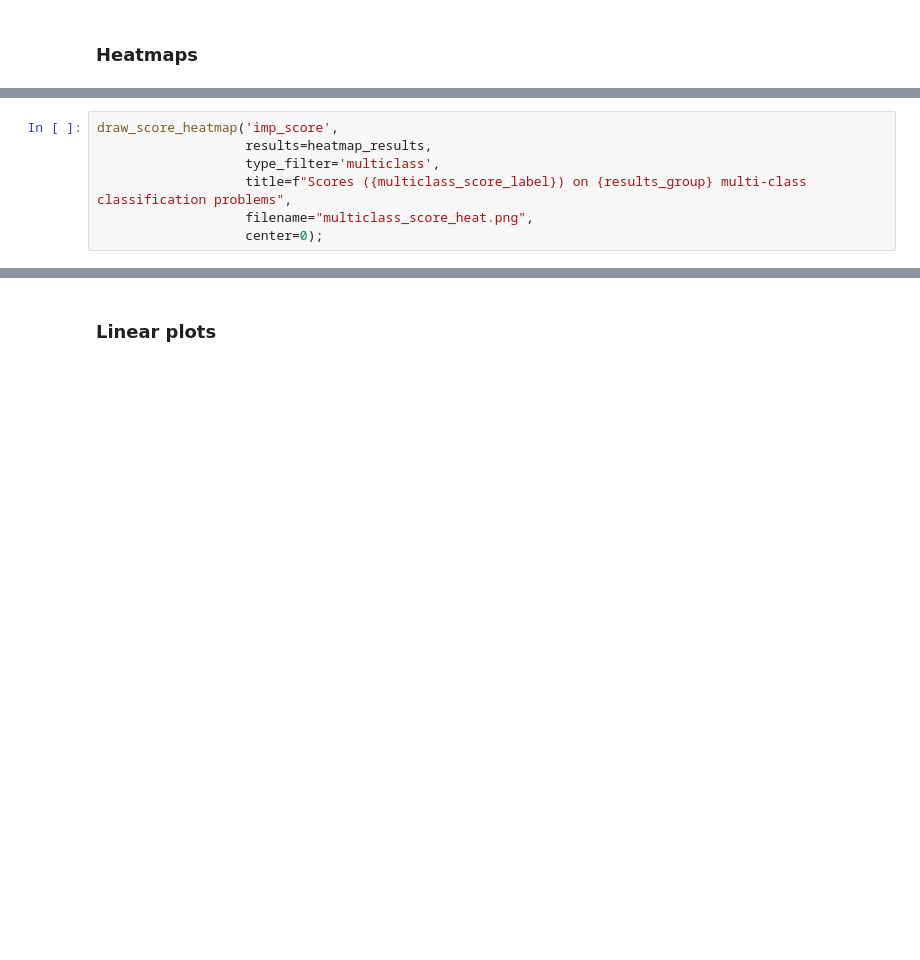
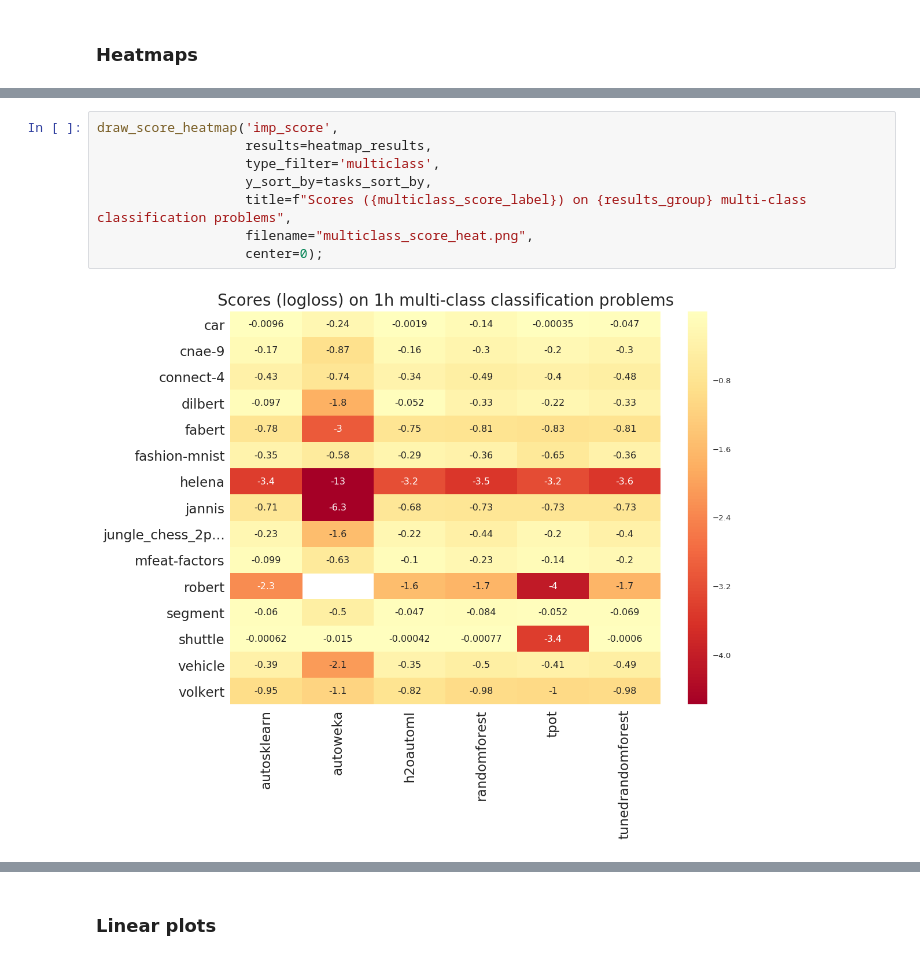
Before and after one commit to openml/automlbenchmark, a Jupyter notebook: reports/reports.ipynb, the cells around one changed output, grey strips where cells are left out. Cells and saved outputs as stored; diff of their text form; blank space fills up the shorter version.

```diff
--- a/reports/reports.ipynb
+++ b/reports/reports.ipynb
@@ -470,10 +794,13 @@ draw_score_heatmap('imp_score',
 # %%
 draw_score_heatmap('imp_score',
                    results=heatmap_results,
                    type_filter='multiclass',
+                   y_sort_by=tasks_sort_by,
                    title=f"Scores ({multiclass_score_label}) on {results_group} multi-class classification problems",
                    filename="multiclass_score_heat.png",
                    center=0);
+# %% [output]
+[figure, added]
 # %%
 draw_score_heatmap('norm_score',
                    results=heatmap_results,
```
Also changed, not shown: parts of 49 cells of this notebook.
